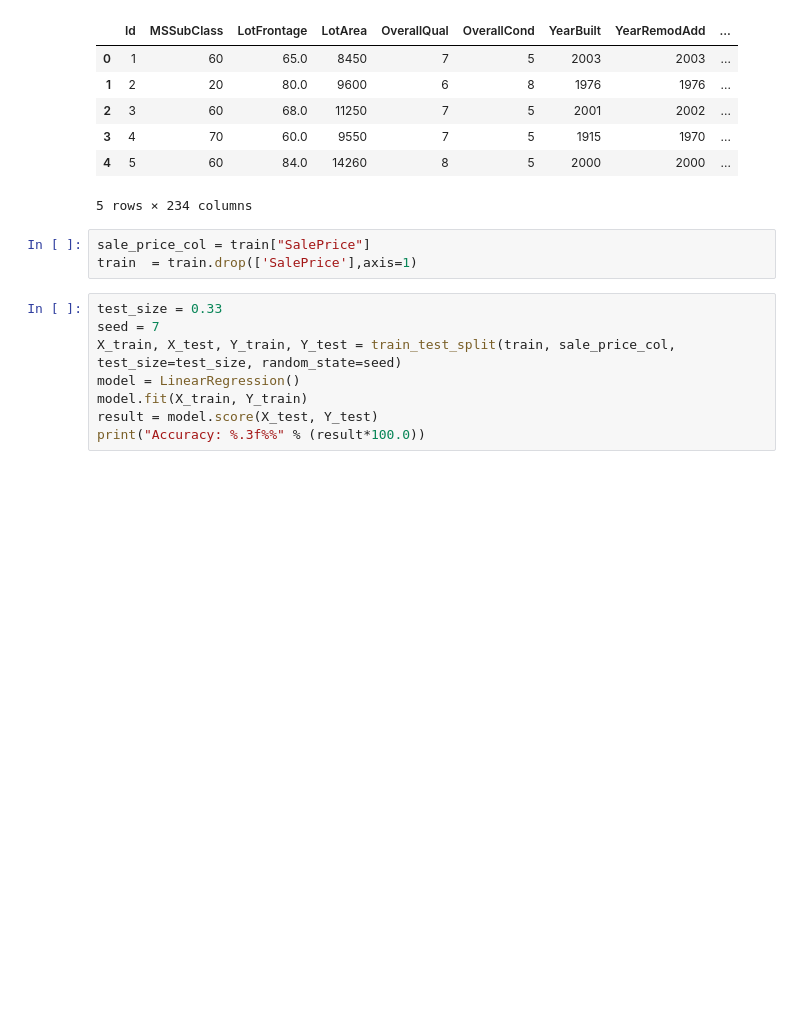
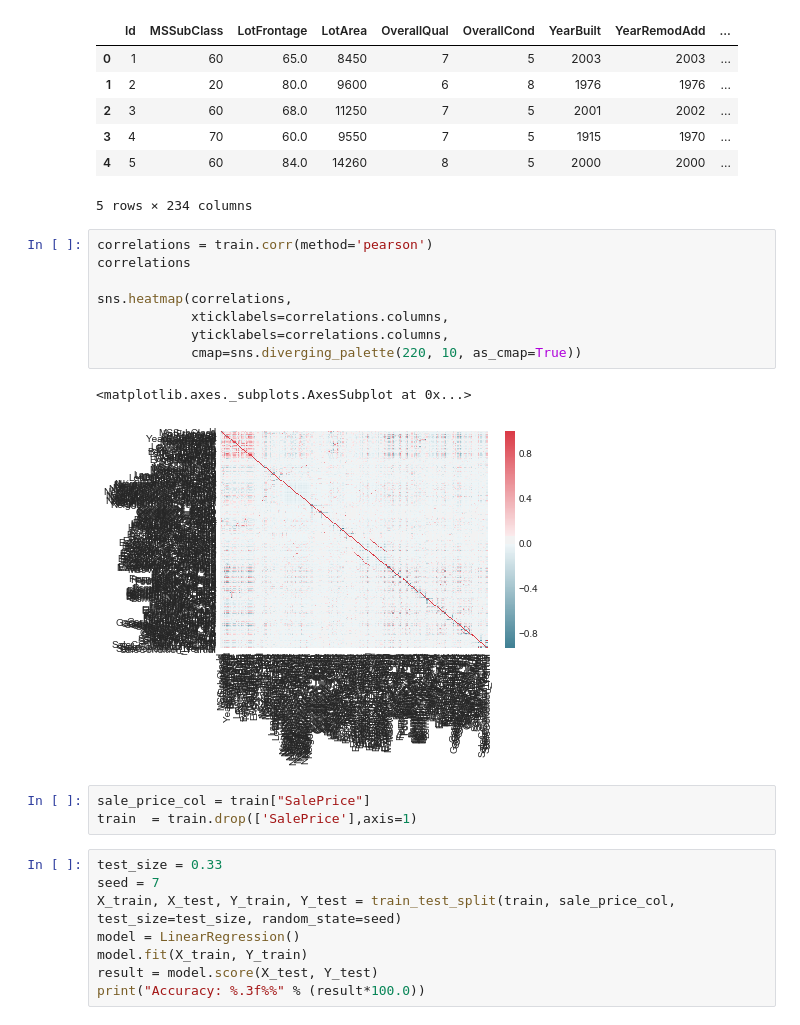
Before and after one commit to casperbh96/house-price-prediction, a Jupyter notebook: Final.ipynb, the cells around one changed output. Drawn from its saved outputs; the diff is of its cells as text; blank space fills up the shorter version.

```diff
--- a/Final.ipynb
+++ b/Final.ipynb
@@ -151,6 +151,17 @@ train.head()
 | 3 | 4 | 70 | 60.0 | 9550 | 7 | 5 | 1915 | 1970 | ... |
 | 4 | 5 | 60 | 84.0 | 14260 | 8 | 5 | 2000 | 2000 | ... |
 5 rows × 234 columns
+# %%
+correlations = train.corr(method='pearson')
+correlations
+
+sns.heatmap(correlations,
+            xticklabels=correlations.columns,
+            yticklabels=correlations.columns,
+            cmap=sns.diverging_palette(220, 10, as_cmap=True))
+# %% [output]
+<matplotlib.axes._subplots.AxesSubplot at 0x...>
+[figure, added]
 # %%
 sale_price_col = train["SalePrice"]
 train  = train.drop(['SalePrice'],axis=1)
```
Also changed, not shown: 2 other files.
